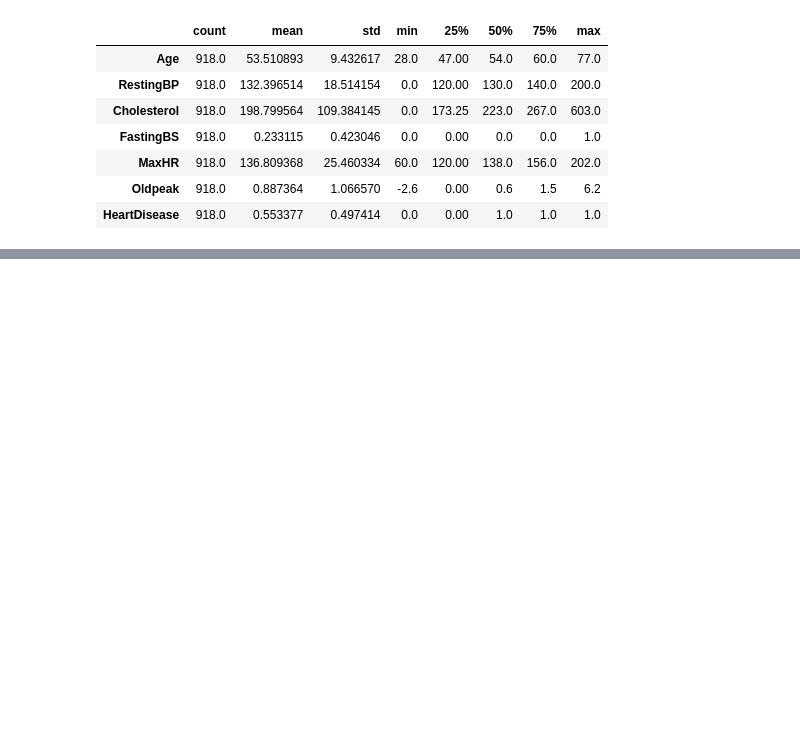
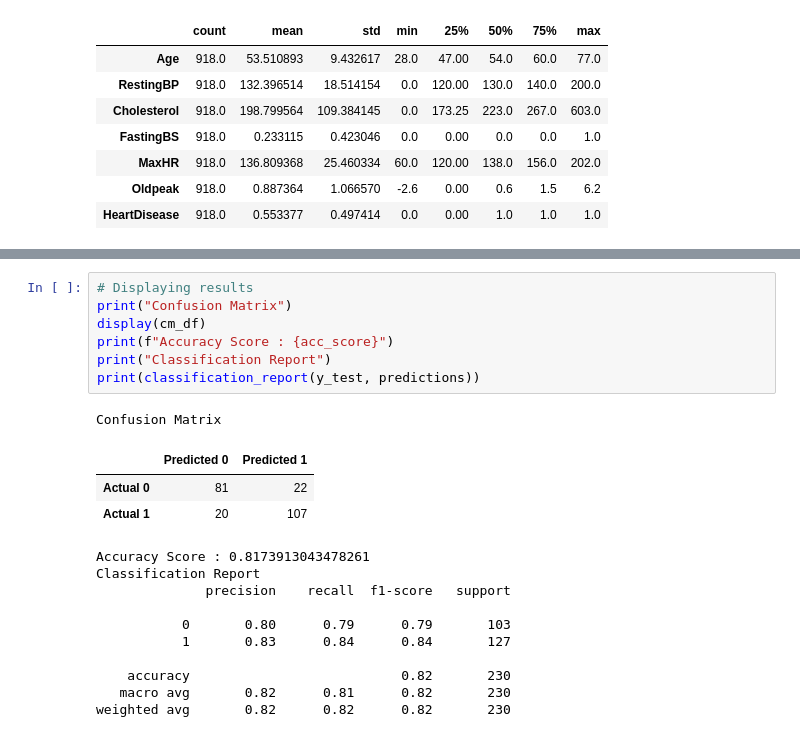
Before and after one commit to stewamag/Heart_Disease, a Jupyter notebook: Heart_Disease_DataFrame.ipynb, the cells around one changed output, grey strips where cells are left out. Drawn from its saved outputs; the diff is of its cells as text; blank space fills up the shorter version.

```diff
--- a/Heart_Disease_DataFrame.ipynb
+++ b/Heart_Disease_DataFrame.ipynb
@@ -176,0 +273,22 @@ dtype: int64
+# %%
+# Displaying results
+print("Confusion Matrix")
+display(cm_df)
+print(f"Accuracy Score : {acc_score}")
+print("Classification Report")
+print(classification_report(y_test, predictions))
+# %% [output]
+Confusion Matrix
+|  | Predicted 0 | Predicted 1 |
+| Actual 0 | 81 | 22 |
+| Actual 1 | 20 | 107 |
+Accuracy Score : 0.8173913043478261
+Classification Report
+              precision    recall  f1-score   support
+
+           0       0.80      0.79      0.79       103
+           1       0.83      0.84      0.84       127
+
+    accuracy                           0.82       230
+   macro avg       0.82      0.81      0.82       230
+weighted avg       0.82      0.82      0.82       230
```
Also changed, not shown: parts of 11 cells of this notebook.
